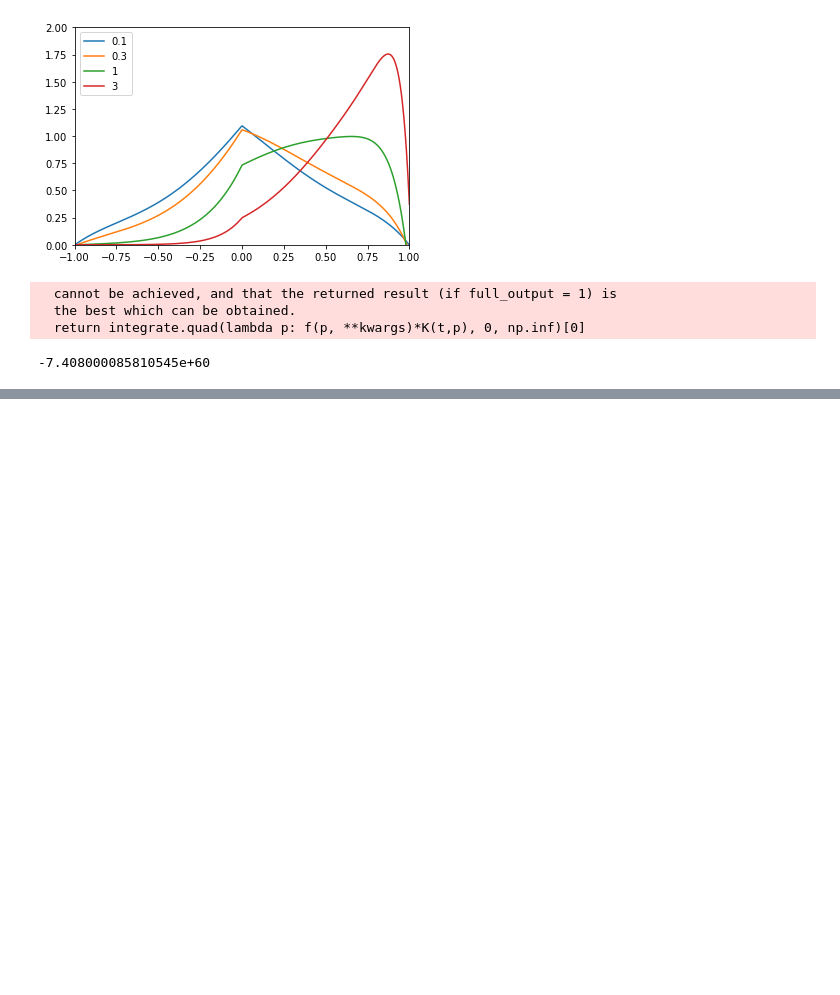
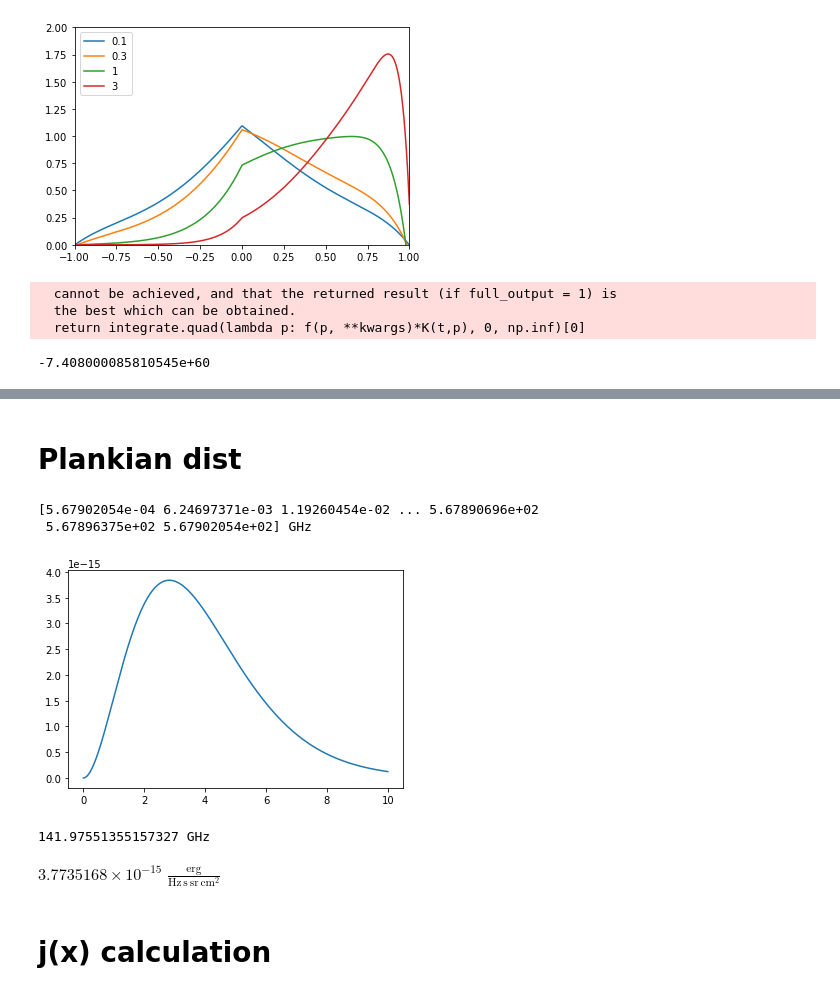
Before and after one commit to MUSTANG-SZ/WITCH, a Jupyter notebook: sup-factor.ipynb, the cells around one changed output, grey strips where cells are left out. Cells and saved outputs as stored; diff of their text form; code cells hidden in the pictures; blank space fills up the shorter version.

```diff
--- a/sup-factor.ipynb
+++ b/sup-factor.ipynb
@@ -46,0 +105,17 @@ K_int(2,f_cr, alpha=2.5, p1=1, p2=10000)
+# %% [markdown]
+# Plankian dist
+# %%
+x = np.linspace(0.00001,10, 100000)
+y = i(x)
+
+plt.plot(x,y)
+plt.show()
+i(2.5)
+# %% [output]
+[5.67902054e-04 6.24697371e-03 1.19260454e-02 ... 5.67890696e+02
+ 5.67896375e+02 5.67902054e+02] GHz
+[figure, added]
+141.97551355157327 GHz
+$3.7735168 \times 10^{-15} \; \mathrm{\frac{erg}{Hz\,s\,sr\,cm^{2}}}$
+# %% [markdown]
+# j(x) calculation
```
Also changed, not shown: parts of 9 cells of this notebook.
